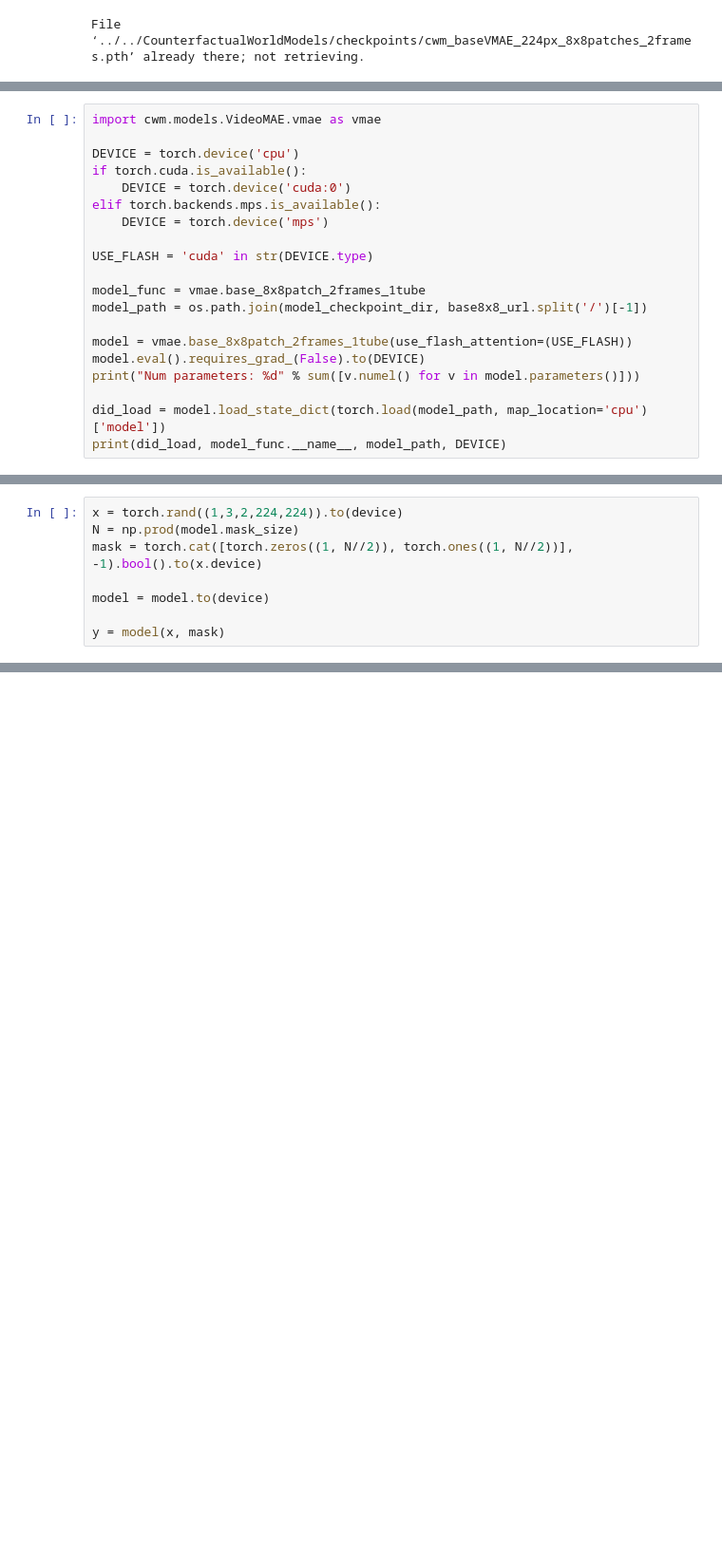
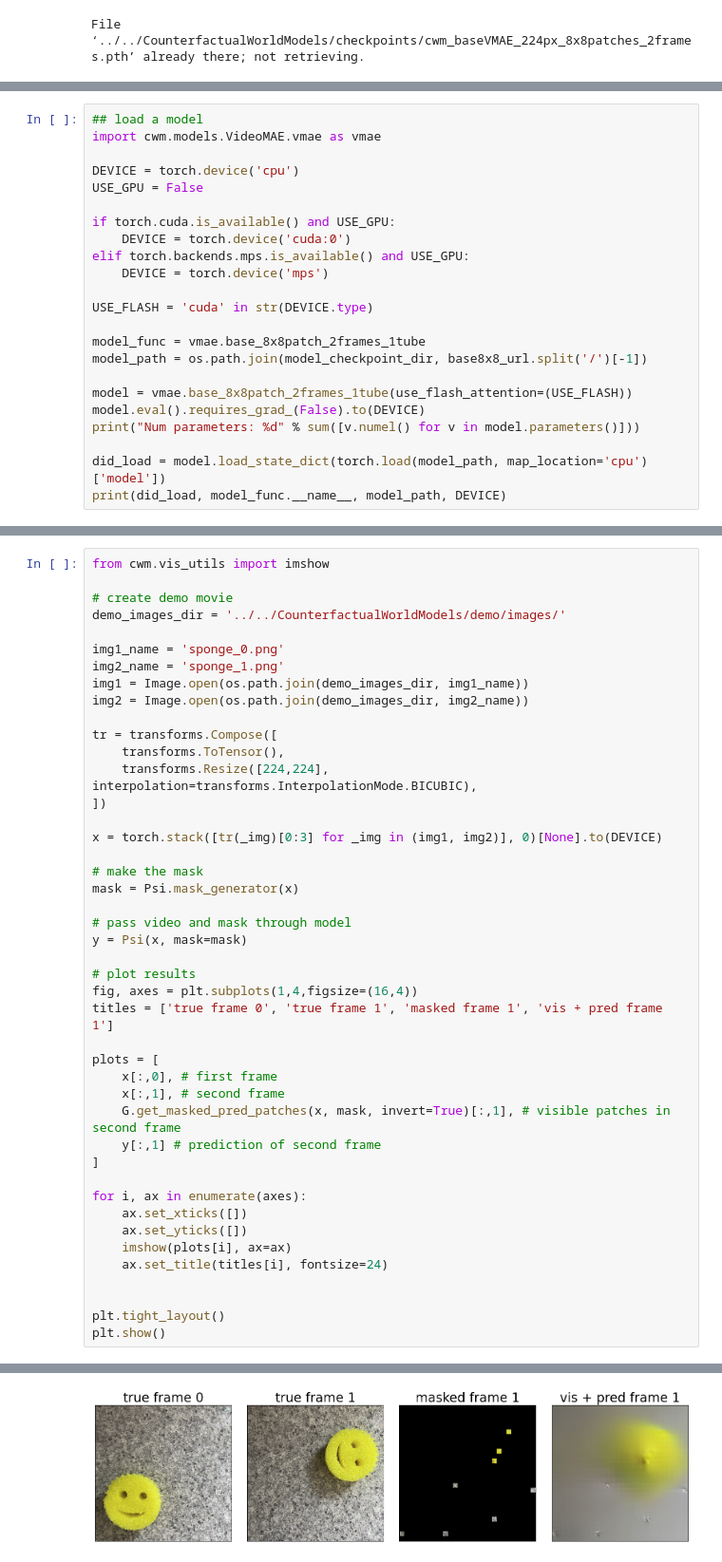
Before and after one commit to neuroailab/CounterfactualWorldModels, a Jupyter notebook: demo/FactualAndCounterfactual.ipynb, the cells around one changed output, grey strips where cells are left out. Shown at 95% size. Cells and saved outputs as stored; diff of their text form; blank space fills up the shorter version.

Commit message:
demo notebook runs on sponges

```diff
--- a/demo/FactualAndCounterfactual.ipynb
+++ b/demo/FactualAndCounterfactual.ipynb
@@ -29,10 +28,13 @@ True
 # %%
+## load a model
 import cwm.models.VideoMAE.vmae as vmae
 
 DEVICE = torch.device('cpu')
-if torch.cuda.is_available():
+USE_GPU = False
+
+if torch.cuda.is_available() and USE_GPU:
     DEVICE = torch.device('cuda:0')
-elif torch.backends.mps.is_available():
+elif torch.backends.mps.is_available() and USE_GPU:
     DEVICE = torch.device('mps')
 
 USE_FLASH = 'cuda' in str(DEVICE.type)
@@ -57,8 +54,0 @@ model.mask_size
-# %%
-x = torch.rand((1,3,2,224,224)).to(device)
-N = np.prod(model.mask_size)
-mask = torch.cat([torch.zeros((1, N//2)), torch.ones((1, N//2))], -1).bool().to(x.device)
-
-model = model.to(device)
-
-y = model(x, mask)
@@ -73,0 +83,45 @@ b = torch.lerp(a, a, a)
+# %%
+from cwm.vis_utils import imshow
+
+# create demo movie
+demo_images_dir = '../../CounterfactualWorldModels/demo/images/'
+
+img1_name = 'sponge_0.png'
+img2_name = 'sponge_1.png'
+img1 = Image.open(os.path.join(demo_images_dir, img1_name))
+img2 = Image.open(os.path.join(demo_images_dir, img2_name))
+
+tr = transforms.Compose([
+    transforms.ToTensor(),
+    transforms.Resize([224,224], interpolation=transforms.InterpolationMode.BICUBIC),
+])
+
+x = torch.stack([tr(_img)[0:3] for _img in (img1, img2)], 0)[None].to(DEVICE)
+
+# make the mask
+mask = Psi.mask_generator(x)
+
+# pass video and mask through model
+y = Psi(x, mask=mask)
+
+# plot results
+fig, axes = plt.subplots(1,4,figsize=(16,4))
+titles = ['true frame 0', 'true frame 1', 'masked frame 1', 'vis + pred frame 1']
+
+plots = [
+    x[:,0], # first frame
+    x[:,1], # second frame
+    G.get_masked_pred_patches(x, mask, invert=True)[:,1], # visible patches in second frame
+    y[:,1] # prediction of second frame
+]
+
+for i, ax in enumerate(axes):
+    ax.set_xticks([])
+    ax.set_yticks([])
+    imshow(plots[i], ax=ax)
+    ax.set_title(titles[i], fontsize=24)
+
+
+plt.tight_layout()
+plt.show()
+# %% [output]
@@ -73,0 +132 @@ b = torch.lerp(a, a, a)
+[figure, added]
```
Also changed, not shown: parts of 9 cells of this notebook, 9 other files.
